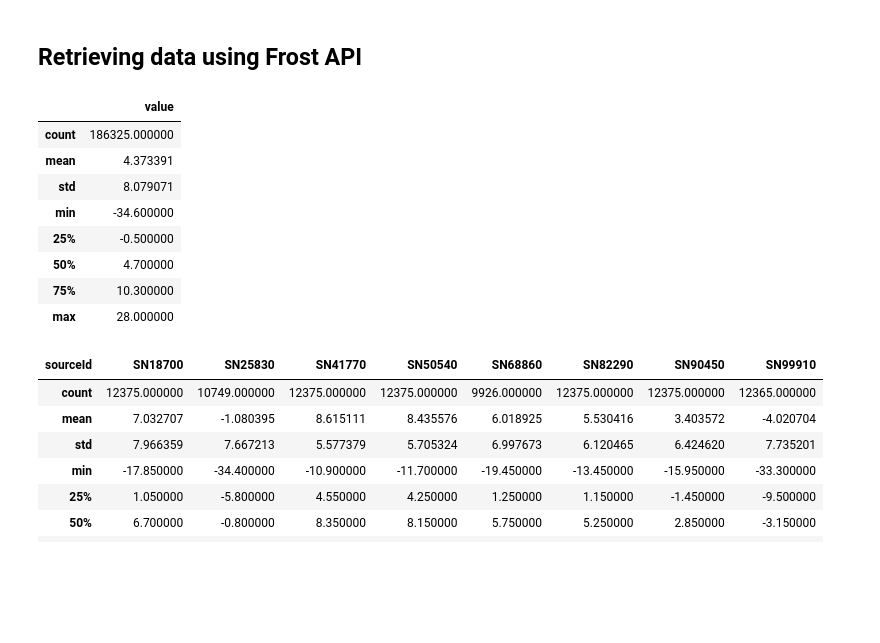
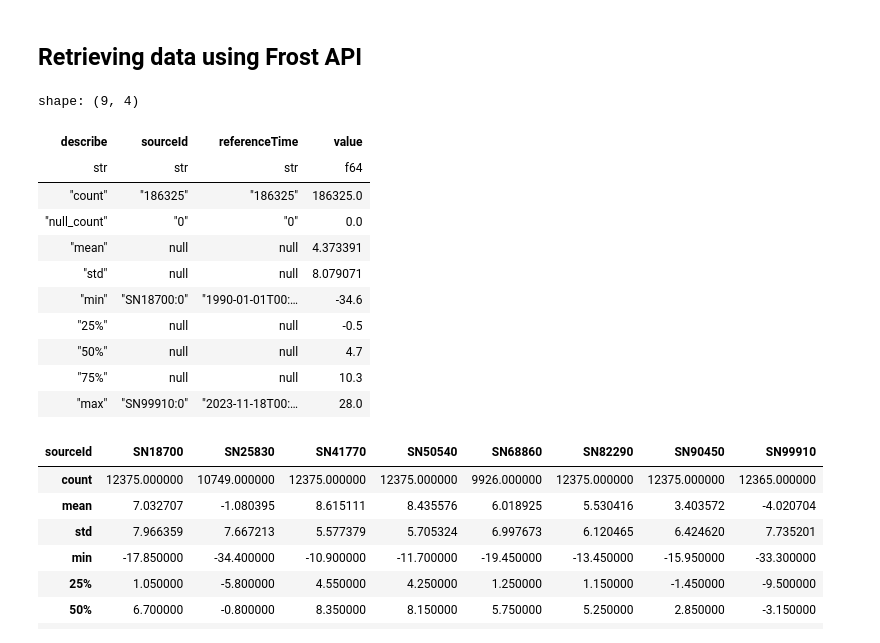
Before and after one commit to magnushelliesen/frost-weather-data, a Jupyter notebook: frost-weather-data.ipynb, the cells around one changed output. Saved outputs shown, nothing was run; the diff lists cells and outputs as text; code cells hidden in the pictures; blank space fills up the shorter version.

Commit message:
Started migrating from pandas to polars+pandas

```diff
--- a/frost-weather-data.ipynb
+++ b/frost-weather-data.ipynb
@@ -121,19 +120,23 @@ else:
 # %%
 # Store JSON to DataFrame
 df = pd.json_normalize(json.get('data'), 'observations', ['sourceId', 'referenceTime'])
+df = pl.from_pandas(df)
 df = df[['sourceId', 'referenceTime', 'value']]
-df['sourceId'] = df['sourceId'].str[:-2]
+df.with_columns(df['sourceId'].str.replace_all(':0','').alias('sourceId'))
 df.describe()
 # %% [output]
+shape: (9, 4)
-|  | value |
-| count | 186325.000000 |
-| mean | 4.373391 |
-| std | 8.079071 |
-| min | -34.600000 |
-| 25% | -0.500000 |
-| 50% | 4.700000 |
-| 75% | 10.300000 |
-| max | 28.000000 |
+| describe | sourceId | referenceTime | value |
+| str | str | str | f64 |
+| "count" | "186325" | "186325" | 186325.0 |
+| "null_count" | "0" | "0" | 0.0 |
+| "mean" | null | null | 4.373391 |
+| "std" | null | null | 8.079071 |
+| "min" | "SN18700:0" | "1990-01-01T00:… | -34.6 |
+| "25%" | null | null | -0.5 |
+| "50%" | null | null | 4.7 |
+| "75%" | null | null | 10.3 |
+| "max" | "SN99910:0" | "2023-11-18T00:… | 28.0 |
 # %%
 # Some data wrangling/re-shaping
 df = df.groupby(['sourceId', 'referenceTime'], as_index=False).mean()
```
Also changed, not shown: parts of 4 cells of this notebook.
